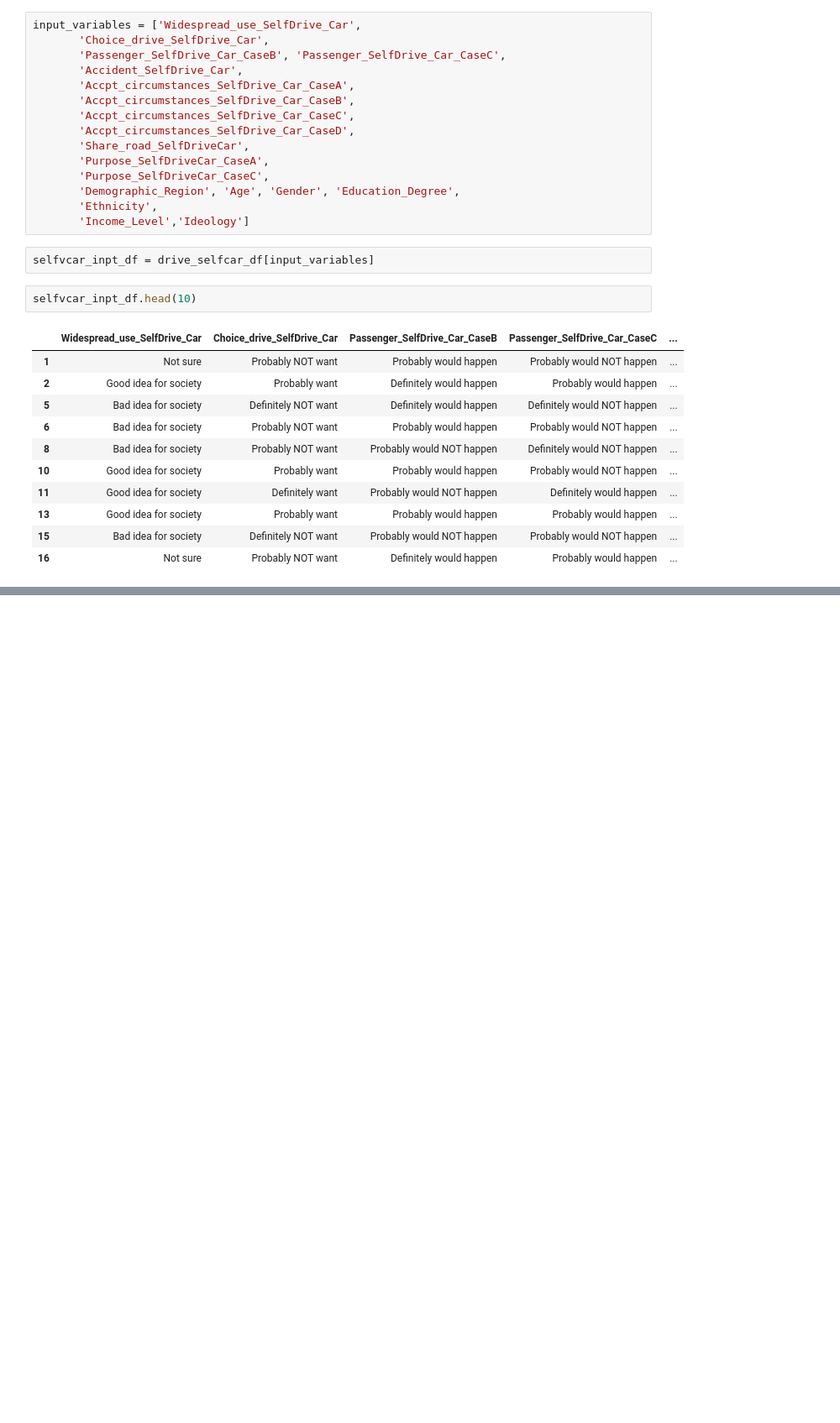
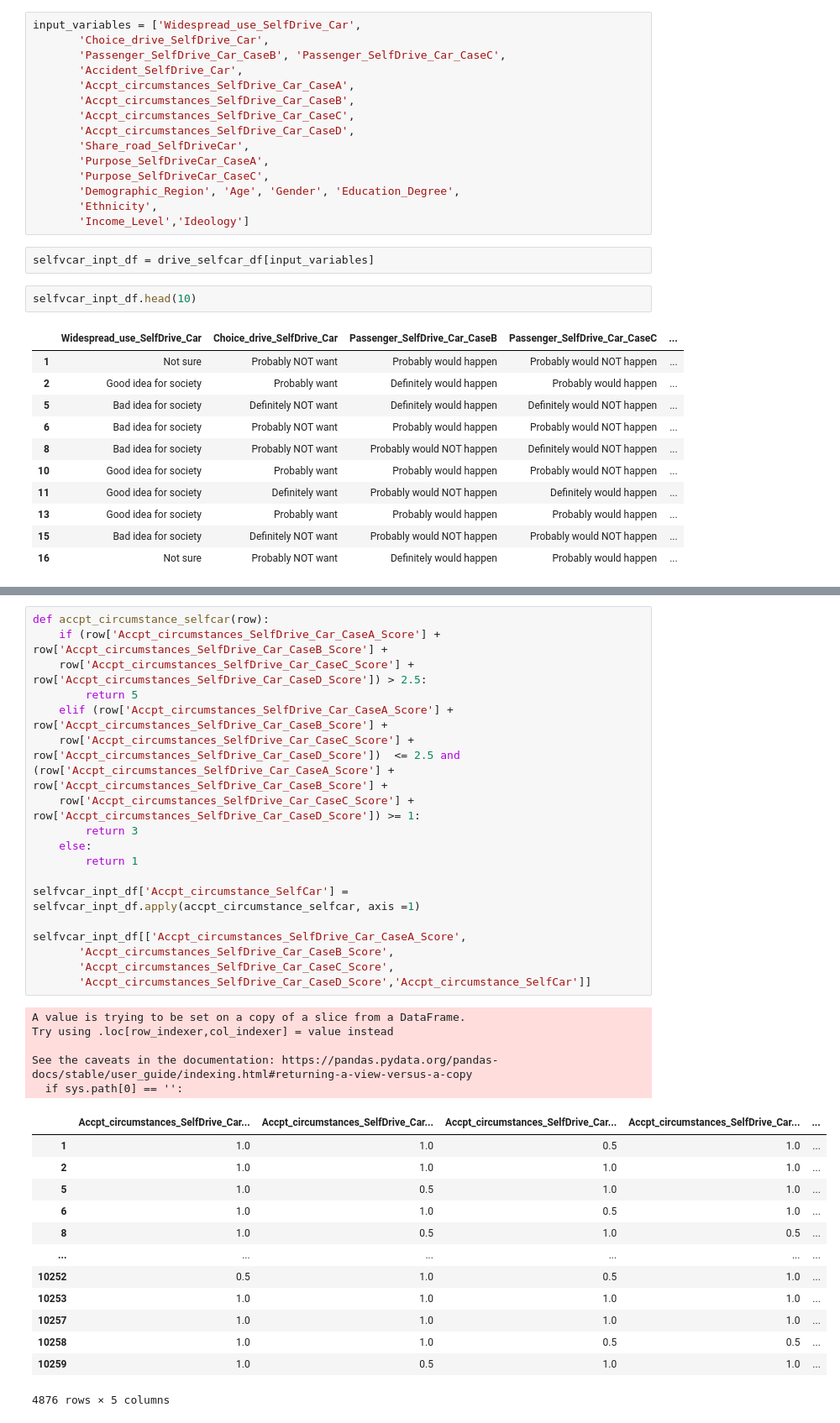
Before and after one commit to EvaW01/schulich_ai_fundamentals, a Jupyter notebook: selfcar_cleaned.ipynb, the cells around one changed output, grey strips where cells are left out. Shown: that part at 84% size. Saved outputs shown, nothing was run; the diff lists cells and outputs as text; blank space fills up the shorter version.

```diff
--- a/selfcar_cleaned.ipynb
+++ b/selfcar_cleaned.ipynb
@@ -295,0 +401,37 @@ See the caveats in the documentation: https://pandas.pydata.org/pandas-docs/stab
+# %%
+def accpt_circumstance_selfcar(row):
+    if (row['Accpt_circumstances_SelfDrive_Car_CaseA_Score'] + row['Accpt_circumstances_SelfDrive_Car_CaseB_Score'] +
+    row['Accpt_circumstances_SelfDrive_Car_CaseC_Score'] + row['Accpt_circumstances_SelfDrive_Car_CaseD_Score']) > 2.5:
+        return 5
+    elif (row['Accpt_circumstances_SelfDrive_Car_CaseA_Score'] + row['Accpt_circumstances_SelfDrive_Car_CaseB_Score'] +
+    row['Accpt_circumstances_SelfDrive_Car_CaseC_Score'] + row['Accpt_circumstances_SelfDrive_Car_CaseD_Score'])  <= 2.5 and (row['Accpt_circumstances_SelfDrive_Car_CaseA_Score'] + row['Accpt_circumstances_SelfDrive_Car_CaseB_Score'] +
+    row['Accpt_circumstances_SelfDrive_Car_CaseC_Score'] + row['Accpt_circumstances_SelfDrive_Car_CaseD_Score']) >= 1:
+        return 3
+    else:
+        return 1
+
+selfvcar_inpt_df['Accpt_circumstance_SelfCar'] = selfvcar_inpt_df.apply(accpt_circumstance_selfcar, axis =1)
+
+selfvcar_inpt_df[['Accpt_circumstances_SelfDrive_Car_CaseA_Score',
+       'Accpt_circumstances_SelfDrive_Car_CaseB_Score',
+       'Accpt_circumstances_SelfDrive_Car_CaseC_Score',
+       'Accpt_circumstances_SelfDrive_Car_CaseD_Score','Accpt_circumstance_SelfCar']]
+# %% [output]
+A value is trying to be set on a copy of a slice from a DataFrame.
+Try using .loc[row_indexer,col_indexer] = value instead
+
+See the caveats in the documentation: https://pandas.pydata.org/pandas-docs/stable/user_guide/indexing.html#returning-a-view-versus-a-copy
+  if sys.path[0] == '':
+|  | Accpt_circumstances_SelfDrive_Car... | Accpt_circumstances_SelfDrive_Car... | Accpt_circumstances_SelfDrive_Car... | Accpt_circumstances_SelfDrive_Car... | ... |
+| 1 | 1.0 | 1.0 | 0.5 | 1.0 | ... |
+| 2 | 1.0 | 1.0 | 1.0 | 1.0 | ... |
+| 5 | 1.0 | 0.5 | 1.0 | 1.0 | ... |
+| 6 | 1.0 | 1.0 | 0.5 | 1.0 | ... |
+| 8 | 1.0 | 0.5 | 1.0 | 0.5 | ... |
+| ... | ... | ... | ... | ... | ... |
+| 10252 | 0.5 | 1.0 | 0.5 | 1.0 | ... |
+| 10253 | 1.0 | 1.0 | 1.0 | 1.0 | ... |
+| 10257 | 1.0 | 1.0 | 1.0 | 1.0 | ... |
+| 10258 | 1.0 | 1.0 | 0.5 | 0.5 | ... |
+| 10259 | 1.0 | 0.5 | 1.0 | 1.0 | ... |
+4876 rows × 5 columns
```
Also changed, not shown: parts of 21 cells of this notebook.
